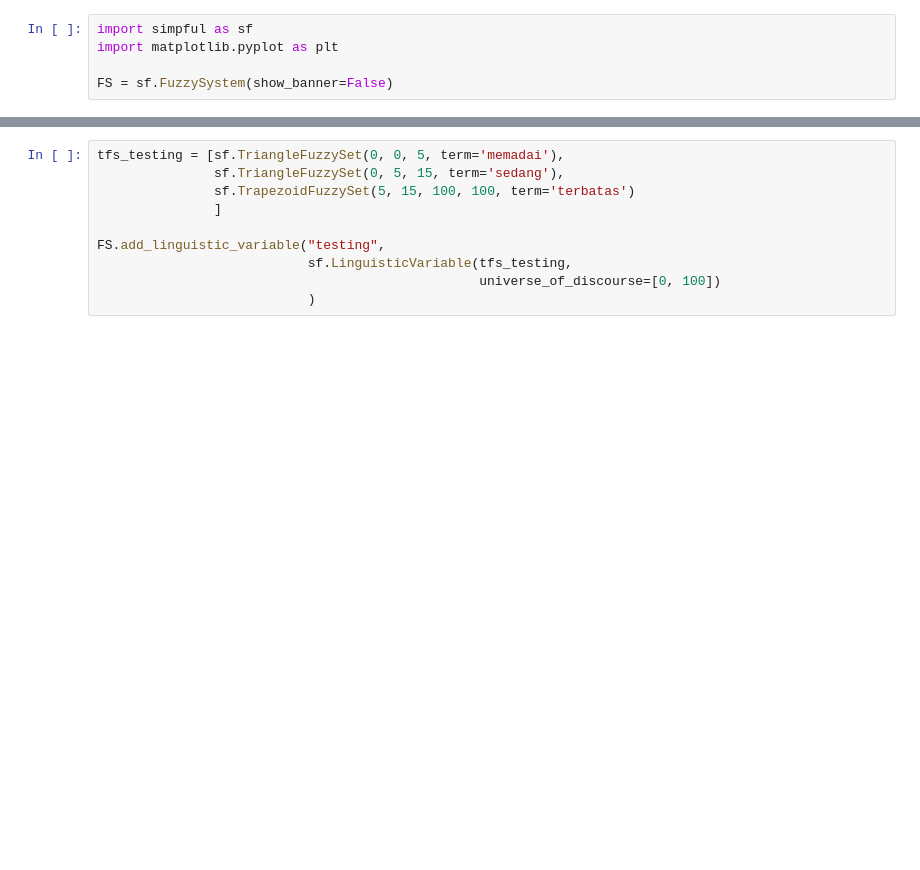
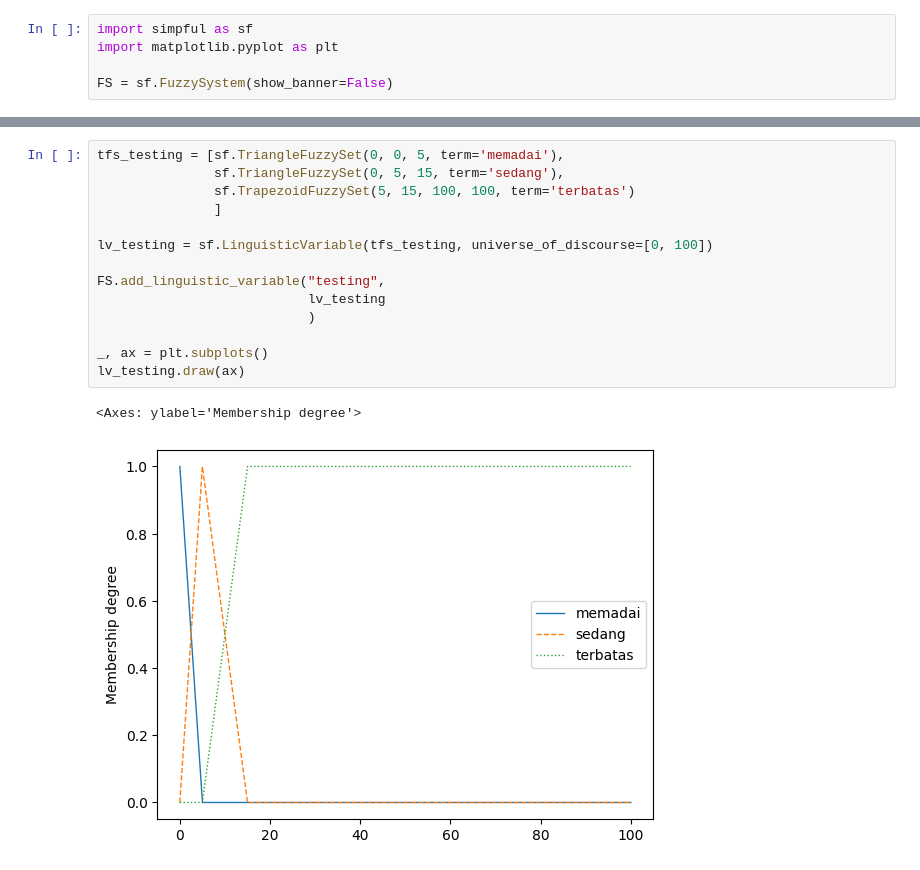
Before and after one commit to mrtalhim/ppkm_fuzzy, a Jupyter notebook: fuzzy_ppkm.ipynb, the cells around one changed output, grey strips where cells are left out. Drawn from its saved outputs; the diff is of its cells as text; blank space fills up the shorter version.

```diff
--- a/fuzzy_ppkm.ipynb
+++ b/fuzzy_ppkm.ipynb
@@ -55,13 +61,20 @@ FS.add_linguistic_variable("mortality",
 # %%
 tfs_testing = [sf.TriangleFuzzySet(0, 0, 5, term='memadai'),
                sf.TriangleFuzzySet(0, 5, 15, term='sedang'),
                sf.TrapezoidFuzzySet(5, 15, 100, 100, term='terbatas')
                ]
 
+lv_testing = sf.LinguisticVariable(tfs_testing, universe_of_discourse=[0, 100])
+
 FS.add_linguistic_variable("testing",
-                           sf.LinguisticVariable(tfs_testing,
-                                                 universe_of_discourse=[0, 100])
+                           lv_testing
                            )
+
+_, ax = plt.subplots()
+lv_testing.draw(ax)
+# %% [output]
+<Axes: ylabel='Membership degree'>
+[figure, added]
 # %%
 tfs_tracing = [sf.TriangleFuzzySet(5, 9, 9, term='memadai'),
                sf.TriangleFuzzySet(0, 5, 9, term='sedang'),
```
Also changed, not shown: parts of 11 cells of this notebook.
